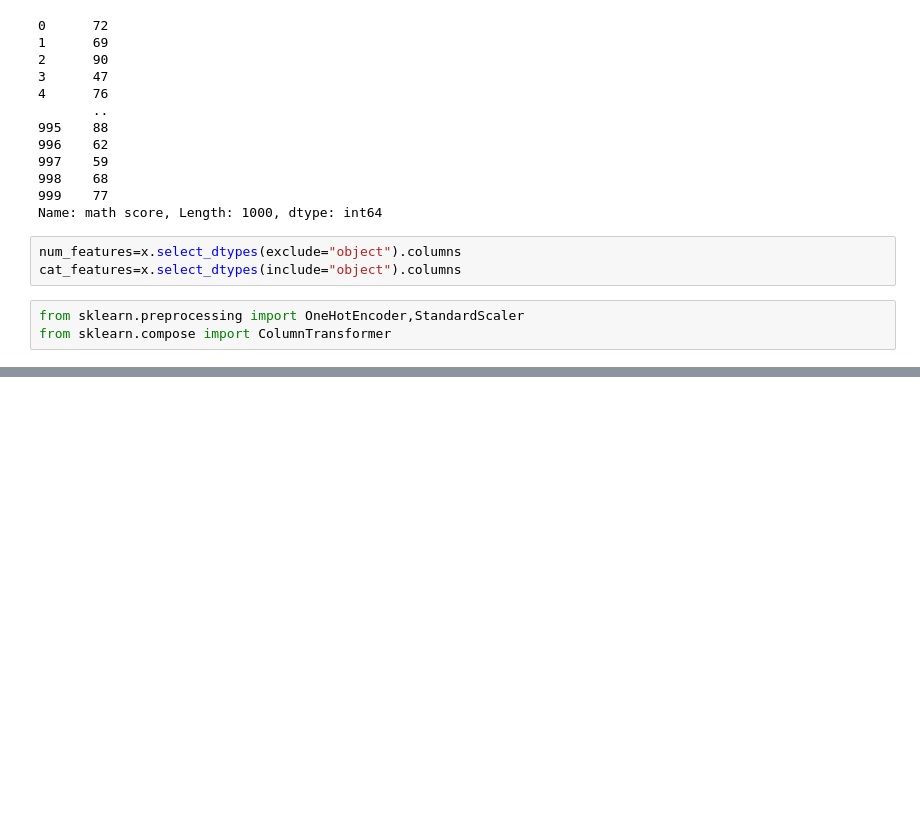
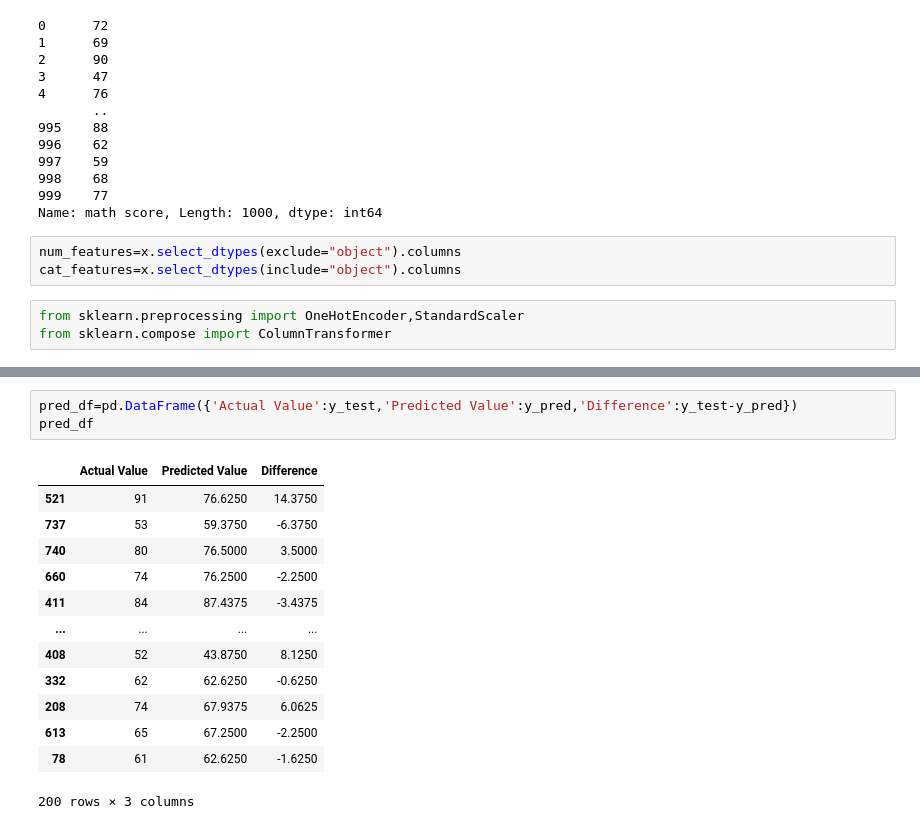
Before and after one commit to yasheeloyalka/mlproject, a Jupyter notebook: src/notebook/data/Model Training.ipynb, the cells around one changed output, grey strips where cells are left out. Drawn from its saved outputs; the diff is of its cells as text; blank space fills up the shorter version.

```diff
--- a/src/notebook/data/Model Training.ipynb
+++ b/src/notebook/data/Model Training.ipynb
@@ -65,0 +213,17 @@ from sklearn.compose import ColumnTransformer
+# %%
+pred_df=pd.DataFrame({'Actual Value':y_test,'Predicted Value':y_pred,'Difference':y_test-y_pred})
+pred_df
+# %% [output]
+|  | Actual Value | Predicted Value | Difference |
+| 521 | 91 | 76.6250 | 14.3750 |
+| 737 | 53 | 59.3750 | -6.3750 |
+| 740 | 80 | 76.5000 | 3.5000 |
+| 660 | 74 | 76.2500 | -2.2500 |
+| 411 | 84 | 87.4375 | -3.4375 |
+| ... | ... | ... | ... |
+| 408 | 52 | 43.8750 | 8.1250 |
+| 332 | 62 | 62.6250 | -0.6250 |
+| 208 | 74 | 67.9375 | 6.0625 |
+| 613 | 65 | 67.2500 | -2.2500 |
+| 78 | 61 | 62.6250 | -1.6250 |
+200 rows × 3 columns
```
Also changed, not shown: parts of 14 cells of this notebook, 4 other files.
